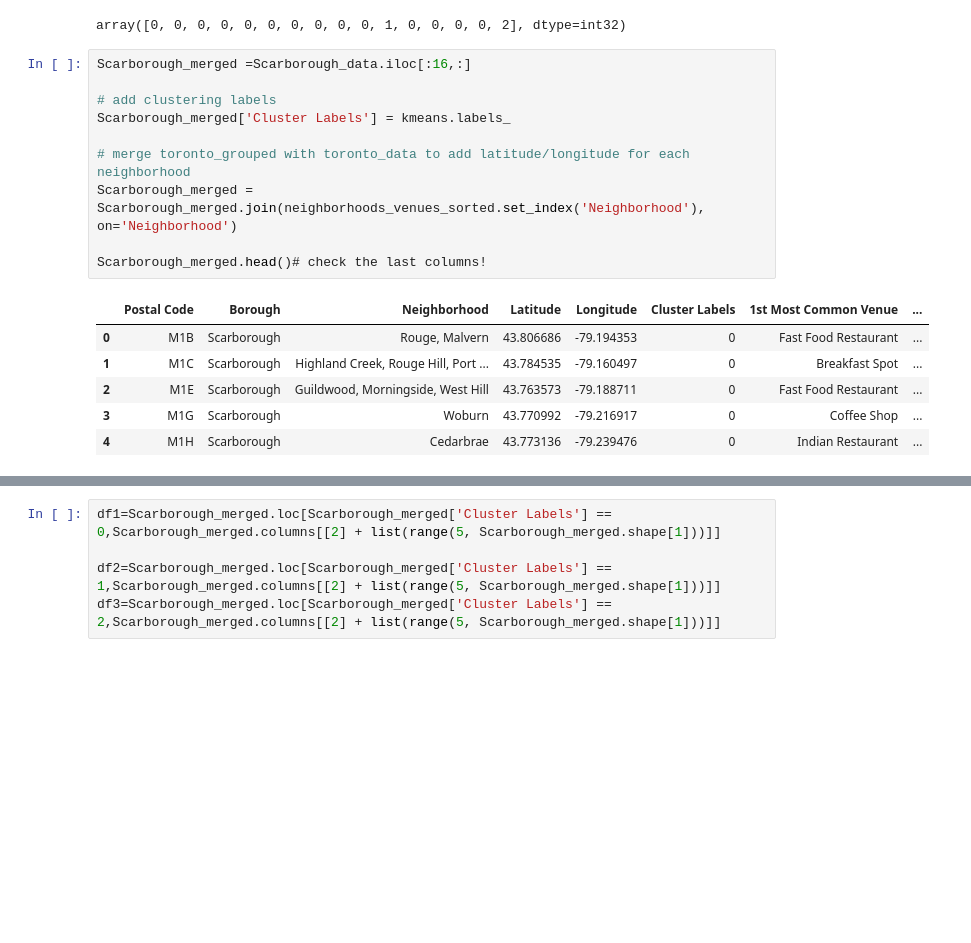
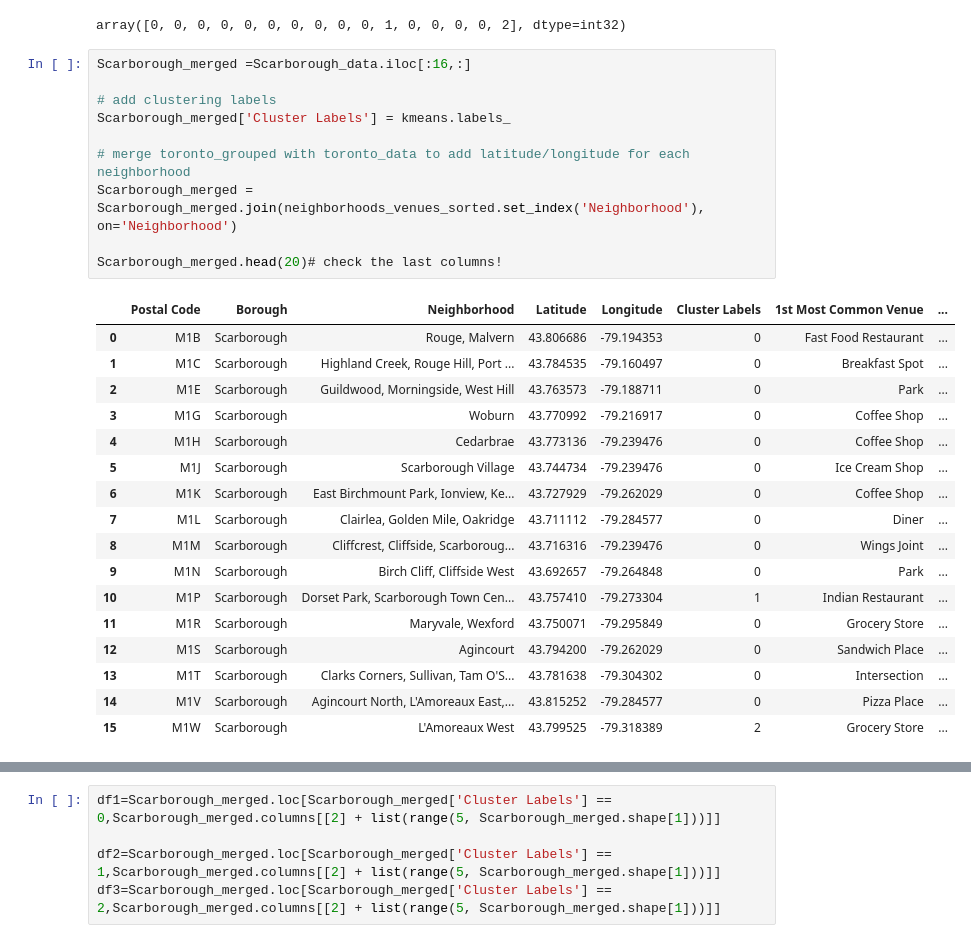
Before and after one commit to FMelle-DataScientist/Applied-Data-Science-Capstone, a Jupyter notebook: Capstone Project.ipynb, the cells around one changed output, grey strips where cells are left out. Drawn from its saved outputs; the diff is of its cells as text; blank space fills up the shorter version.

```diff
--- a/Capstone Project.ipynb
+++ b/Capstone Project.ipynb
@@ -429,20 +441,31 @@ array([0, 0, 0, 0, 0, 0, 0, 0, 0, 0, 1, 0, 0, 0, 0, 2], dtype=int32)
 # %%
 Scarborough_merged =Scarborough_data.iloc[:16,:]
 
 # add clustering labels
 Scarborough_merged['Cluster Labels'] = kmeans.labels_
 
 # merge toronto_grouped with toronto_data to add latitude/longitude for each neighborhood
 Scarborough_merged = Scarborough_merged.join(neighborhoods_venues_sorted.set_index('Neighborhood'), on='Neighborhood')
 
-Scarborough_merged.head()# check the last columns!
+Scarborough_merged.head(20)# check the last columns!
 # %% [output]
 |  | Postal Code | Borough | Neighborhood | Latitude | Longitude | Cluster Labels | 1st Most Common Venue | ... |
 | 0 | M1B | Scarborough | Rouge, Malvern | 43.806686 | -79.194353 | 0 | Fast Food Restaurant | ... |
 | 1 | M1C | Scarborough | Highland Creek, Rouge Hill, Port ... | 43.784535 | -79.160497 | 0 | Breakfast Spot | ... |
-| 2 | M1E | Scarborough | Guildwood, Morningside, West Hill | 43.763573 | -79.188711 | 0 | Fast Food Restaurant | ... |
+| 2 | M1E | Scarborough | Guildwood, Morningside, West Hill | 43.763573 | -79.188711 | 0 | Park | ... |
 | 3 | M1G | Scarborough | Woburn | 43.770992 | -79.216917 | 0 | Coffee Shop | ... |
-| 4 | M1H | Scarborough | Cedarbrae | 43.773136 | -79.239476 | 0 | Indian Restaurant | ... |
+| 4 | M1H | Scarborough | Cedarbrae | 43.773136 | -79.239476 | 0 | Coffee Shop | ... |
+| 5 | M1J | Scarborough | Scarborough Village | 43.744734 | -79.239476 | 0 | Ice Cream Shop | ... |
+| 6 | M1K | Scarborough | East Birchmount Park, Ionview, Ke... | 43.727929 | -79.262029 | 0 | Coffee Shop | ... |
+| 7 | M1L | Scarborough | Clairlea, Golden Mile, Oakridge | 43.711112 | -79.284577 | 0 | Diner | ... |
+| 8 | M1M | Scarborough | Cliffcrest, Cliffside, Scarboroug... | 43.716316 | -79.239476 | 0 | Wings Joint | ... |
+| 9 | M1N | Scarborough | Birch Cliff, Cliffside West | 43.692657 | -79.264848 | 0 | Park | ... |
+| 10 | M1P | Scarborough | Dorset Park, Scarborough Town Cen... | 43.757410 | -79.273304 | 1 | Indian Restaurant | ... |
+| 11 | M1R | Scarborough | Maryvale, Wexford | 43.750071 | -79.295849 | 0 | Grocery Store | ... |
+| 12 | M1S | Scarborough | Agincourt | 43.794200 | -79.262029 | 0 | Sandwich Place | ... |
+| 13 | M1T | Scarborough | Clarks Corners, Sullivan, Tam O'S... | 43.781638 | -79.304302 | 0 | Intersection | ... |
+| 14 | M1V | Scarborough | Agincourt North, L'Amoreaux East,... | 43.815252 | -79.284577 | 0 | Pizza Place | ... |
+| 15 | M1W | Scarborough | L'Amoreaux West | 43.799525 | -79.318389 | 2 | Grocery Store | ... |
 # %%
 # create map
 map_clusters = folium.Map(location=[latitude_x, longitude_y], zoom_start=11)
```
Also changed, not shown: parts of 8 cells of this notebook.
